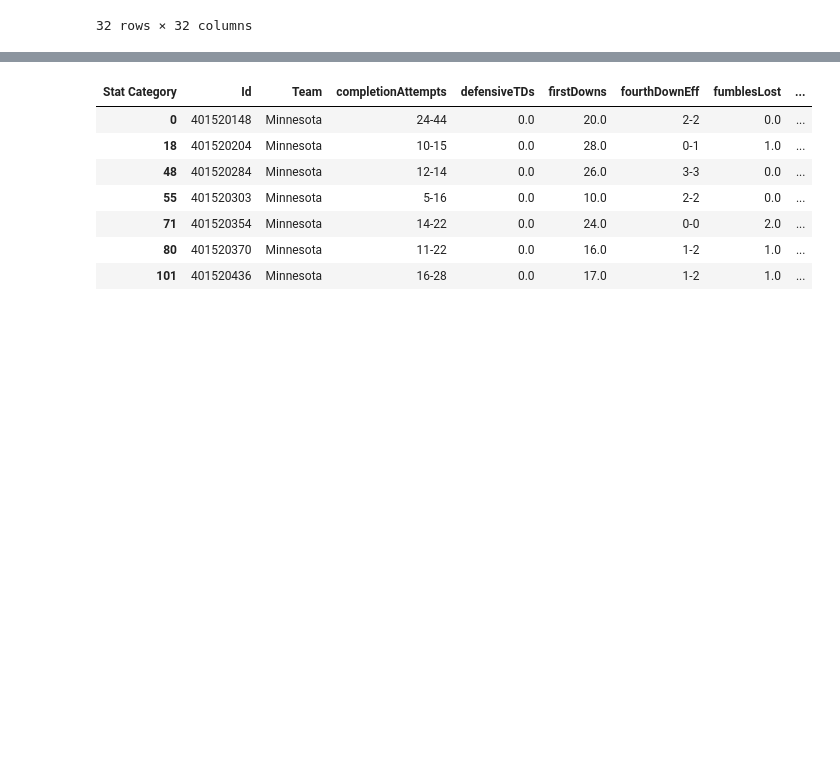
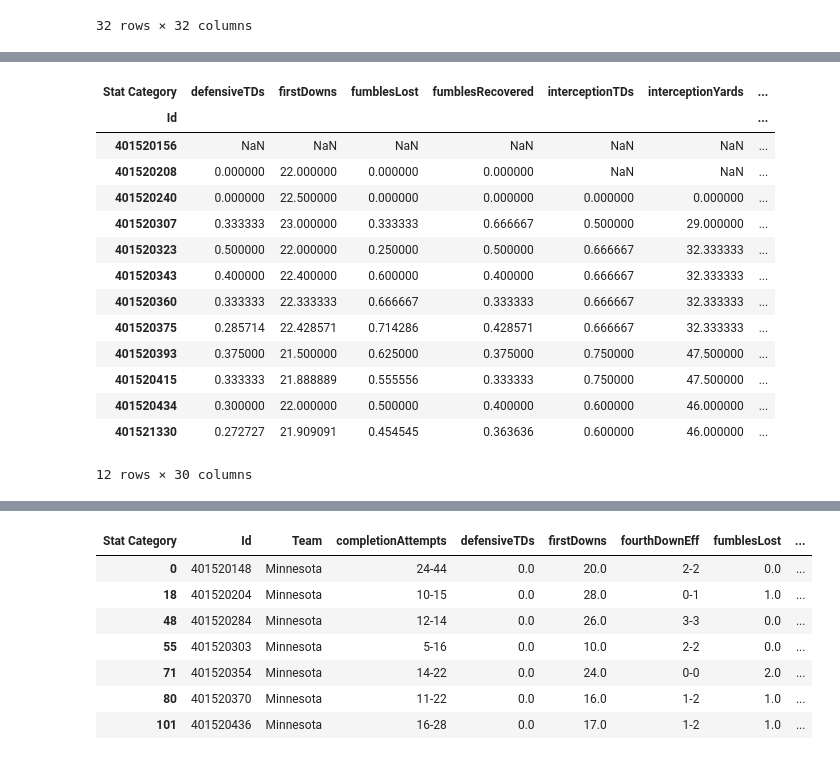
Before and after one commit to ballir27/College-Football-Betting, a Jupyter notebook: notebooks/college_football_eda.ipynb, the cells around one changed output, grey strips where cells are left out. Cells and saved outputs as stored; diff of their text form; code cells hidden in the pictures; blank space fills up the shorter version.

Commit message:
Rolling Averages Successfully Added to Results DF

```diff
--- a/notebooks/college_football_eda.ipynb
+++ b/notebooks/college_football_eda.ipynb
@@ -264,6 +265,6 @@ team_stats_results_big10_2023.select_dtypes(exclude='object').corr().iloc[29:,29
 | Home_Minus_Away_yardsPerRushAttempt | 0.624321 | 0.436135 | 0.132661 | 0.506377 | -0.112474 | ... |
 32 rows × 32 columns
 # %%
-teams_list = pd.unique(team_stats_results_big10_2023[['Home Team','Away Team']].values.ravel('K'))
+teams_list = list(pd.unique(team_stats_results_big10_2023[['Home Team','Away Team']].values.ravel('K')))
 teams_list
 # %% [output]
@@ -282,0 +310,33 @@ array(['Minnesota', 'Michigan State', 'Purdue', 'Michigan', 'Iowa',
+# %%
+shifted_avg_stats_dfs_2023 = {}
+for team in teams_list:
+    team_games = team_stats_results_big10_2023[(team_stats_results_big10_2023['Home Team'] == team) | (team_stats_results_big10_2023['Away Team'] == team)]
+    team_game_ids = team_games['Id'].tolist()
+    team_home_stats_2023 = home_team_stats_big10_2023[(home_team_stats_big10_2023['Id'].isin(team_game_ids)) & (home_team_stats_big10_2023['Team']==team)]
+    team_away_stats_2023 = away_team_stats_big10_2023[(away_team_stats_big10_2023['Id'].isin(team_game_ids)) & (away_team_stats_big10_2023['Team']==team)]
+    team_allgame_stats_2023 = pd.concat([team_home_stats_2023, team_away_stats_2023], axis=0).sort_values('Id')
+    team_gamestats_2023_rollingavg = team_allgame_stats_2023.set_index('Id').select_dtypes(exclude='object').expanding().mean().reset_index()
+    shifted_team_gamestats_2023_rollingavg = team_gamestats_2023_rollingavg.set_index('Id').shift(1)#.reset_index()
+    shifted_avg_stats_dfs_2023[team] = shifted_team_gamestats_2023_rollingavg
+shifted_avg_stats_dfs_2023['Ohio State']
+home_stats_list = shifted_avg_stats_dfs_2023['Ohio State'].add_prefix('Home_').add_suffix("_season_avg").copy().columns
+away_stats_list = shifted_avg_stats_dfs_2023['Ohio State'].add_prefix('Away_').add_suffix("_season_avg").copy().columns
+# .drop(columns=['Id'])
+shifted_avg_stats_dfs_2023['Ohio State']
+#away_stats_list
+# %% [output]
+| Stat Category | defensiveTDs | firstDowns | fumblesLost | fumblesRecovered | interceptionTDs | interceptionYards | ... |
+| Id |  |  |  |  |  |  | ... |
+| 401520156 | NaN | NaN | NaN | NaN | NaN | NaN | ... |
+| 401520208 | 0.000000 | 22.000000 | 0.000000 | 0.000000 | NaN | NaN | ... |
+| 401520240 | 0.000000 | 22.500000 | 0.000000 | 0.000000 | 0.000000 | 0.000000 | ... |
+| 401520307 | 0.333333 | 23.000000 | 0.333333 | 0.666667 | 0.500000 | 29.000000 | ... |
+| 401520323 | 0.500000 | 22.000000 | 0.250000 | 0.500000 | 0.666667 | 32.333333 | ... |
+| 401520343 | 0.400000 | 22.400000 | 0.600000 | 0.400000 | 0.666667 | 32.333333 | ... |
+| 401520360 | 0.333333 | 22.333333 | 0.666667 | 0.333333 | 0.666667 | 32.333333 | ... |
+| 401520375 | 0.285714 | 22.428571 | 0.714286 | 0.428571 | 0.666667 | 32.333333 | ... |
+| 401520393 | 0.375000 | 21.500000 | 0.625000 | 0.375000 | 0.750000 | 47.500000 | ... |
+| 401520415 | 0.333333 | 21.888889 | 0.555556 | 0.333333 | 0.750000 | 47.500000 | ... |
+| 401520434 | 0.300000 | 22.000000 | 0.500000 | 0.400000 | 0.600000 | 46.000000 | ... |
+| 401521330 | 0.272727 | 21.909091 | 0.454545 | 0.363636 | 0.600000 | 46.000000 | ... |
+12 rows × 30 columns
```
Also changed, not shown: parts of 8 cells of this notebook.
